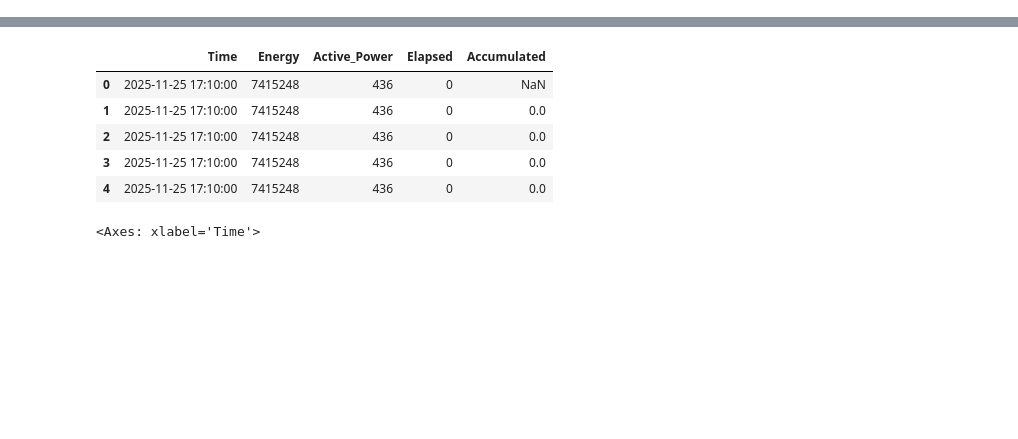
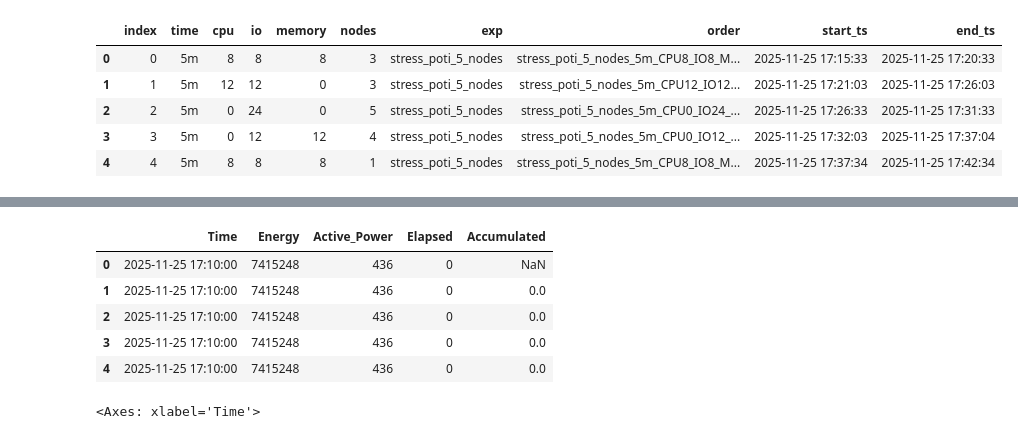
Before and after one commit to othomarcondes/CMP223-EnergyMeasurements, a Jupyter notebook: data_analysis.ipynb, the cells around one changed output, grey strips where cells are left out. Drawn from its saved outputs; the diff is of its cells as text; code cells hidden in the pictures; blank space fills up the shorter version.

Commit message:
continued data analysis :)

```diff
--- a/data_analysis.ipynb
+++ b/data_analysis.ipynb
@@ -8,0 +19,19 @@ This notebook uses the .csv file generated from the ./snmp_energy_monitor.sh scr
+# %%
+import matplotlib.pyplot as plt
+import numpy as np
+import pandas as pd
+
+experiment = pd.read_csv("./data/stress_poti_5_nodes_735647/stress_poti_5_nodes_735647_output.csv", usecols=["time","cpu","io","memory","nodes","exp","order","start_ts","end_ts"])
+experiment = experiment.reset_index()  # make sure indexes pair with number of rows
+
+experiment["start_ts"] = pd.to_datetime(experiment["start_ts"], format="%Y-%m-%d %H:%M:%S")
+experiment["end_ts"] = pd.to_datetime(experiment["end_ts"], format="%Y-%m-%d %H:%M:%S")
+
+experiment.head()
+# %% [output]
+|  | index | time | cpu | io | memory | nodes | exp | order | start_ts | end_ts |
+| 0 | 0 | 5m | 8 | 8 | 8 | 3 | stress_poti_5_nodes | stress_poti_5_nodes_5m_CPU8_IO8_M... | 2025-11-25 17:15:33 | 2025-11-25 17:20:33 |
+| 1 | 1 | 5m | 12 | 12 | 0 | 3 | stress_poti_5_nodes | stress_poti_5_nodes_5m_CPU12_IO12... | 2025-11-25 17:21:03 | 2025-11-25 17:26:03 |
+| 2 | 2 | 5m | 0 | 24 | 0 | 5 | stress_poti_5_nodes | stress_poti_5_nodes_5m_CPU0_IO24_... | 2025-11-25 17:26:33 | 2025-11-25 17:31:33 |
+| 3 | 3 | 5m | 0 | 12 | 12 | 4 | stress_poti_5_nodes | stress_poti_5_nodes_5m_CPU0_IO12_... | 2025-11-25 17:32:03 | 2025-11-25 17:37:04 |
+| 4 | 4 | 5m | 8 | 8 | 8 | 1 | stress_poti_5_nodes | stress_poti_5_nodes_5m_CPU8_IO8_M... | 2025-11-25 17:37:34 | 2025-11-25 17:42:34 |
```
Also changed, not shown: parts of 5 cells of this notebook, 1 other file.
